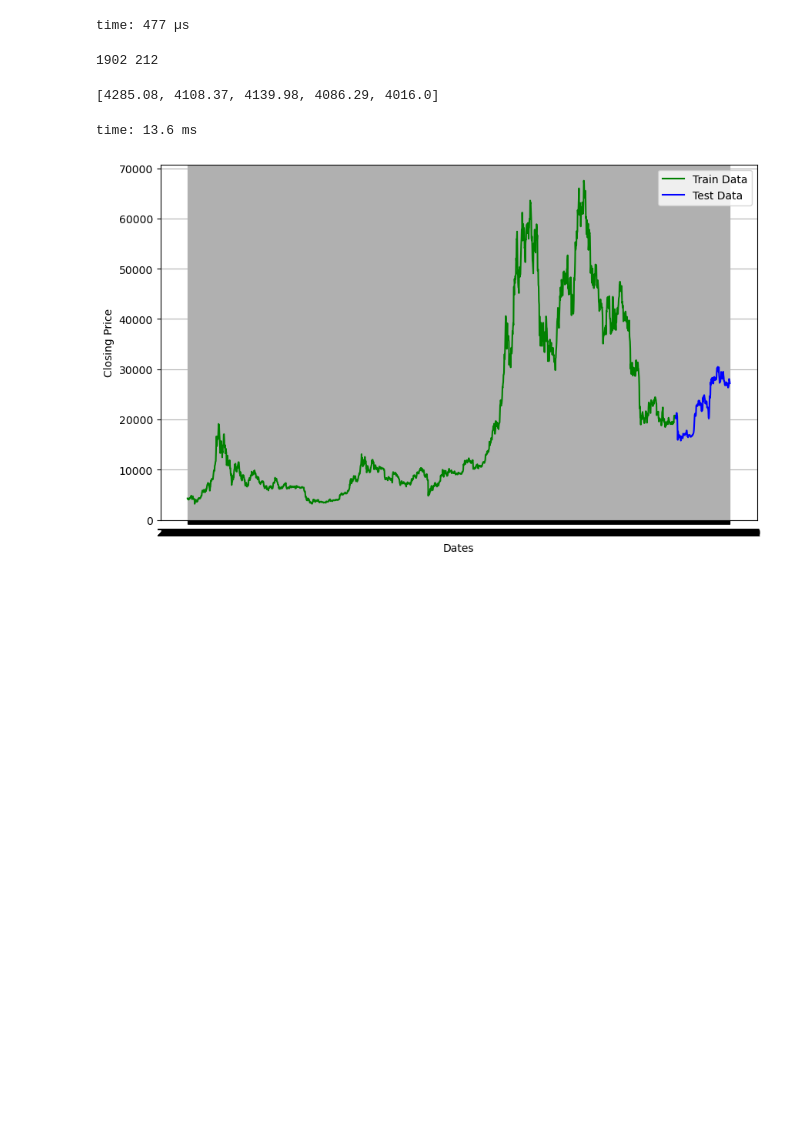
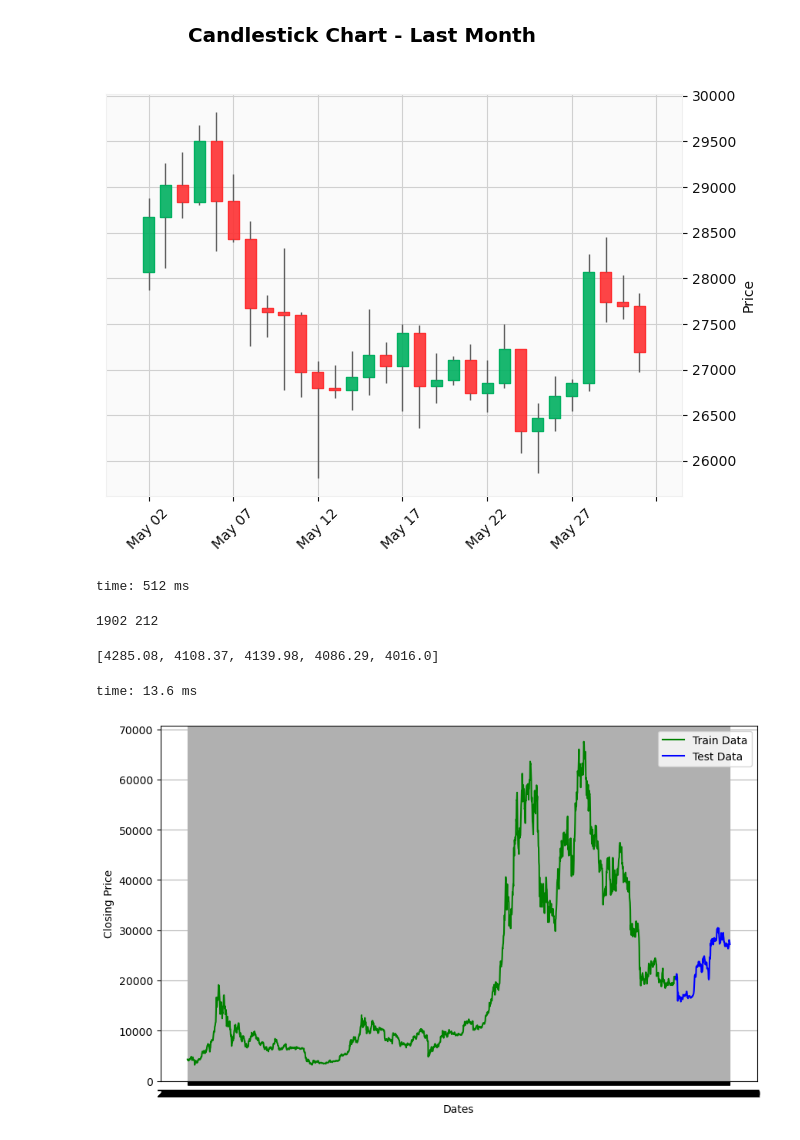
Before and after one commit to abdullahcayde/cfa_binance, a Jupyter notebook: notebooks/notebook_2.ipynb, the cells around one changed output. Cells and saved outputs as stored; diff of their text form; code cells hidden in the pictures; blank space fills up the shorter version.

Commit message:
proceed data schanged

```diff
--- a/notebooks/notebook_2.ipynb
+++ b/notebooks/notebook_2.ipynb
@@ -105,7 +106,16 @@ time: 14.2 s
 # %%
 # Please add an Candle stick diyagram for last month
+# Select the last month of data
+last_month_df = df.iloc[-30:]
+# Convert the index to DatetimeIndex
+last_month_df.index = pd.to_datetime(last_month_df.index)
+# Create the candlestick chart
+mpf.plot(last_month_df, type='candle', style='yahoo', title='Candlestick Chart - Last Month')
+# Display the chart
+plt.show()
 # %% [output]
+[figure, added]
-time: 477 µs
+time: 512 ms
 # %%
 # Train test split
 to_row = int(len(df)*0.9) #==> get 90% data for train , 10% data for test
```
Also changed, not shown: parts of 8 cells of this notebook, 3 other files.
